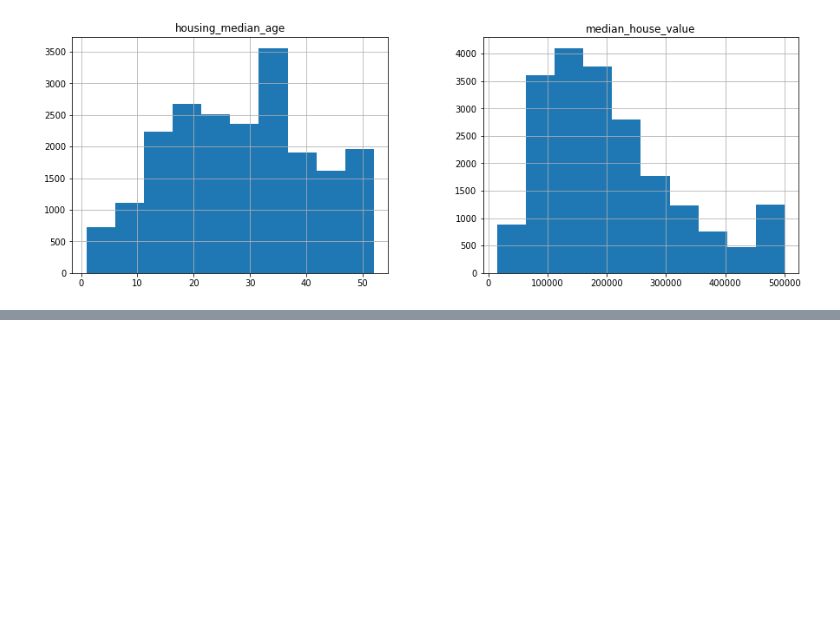
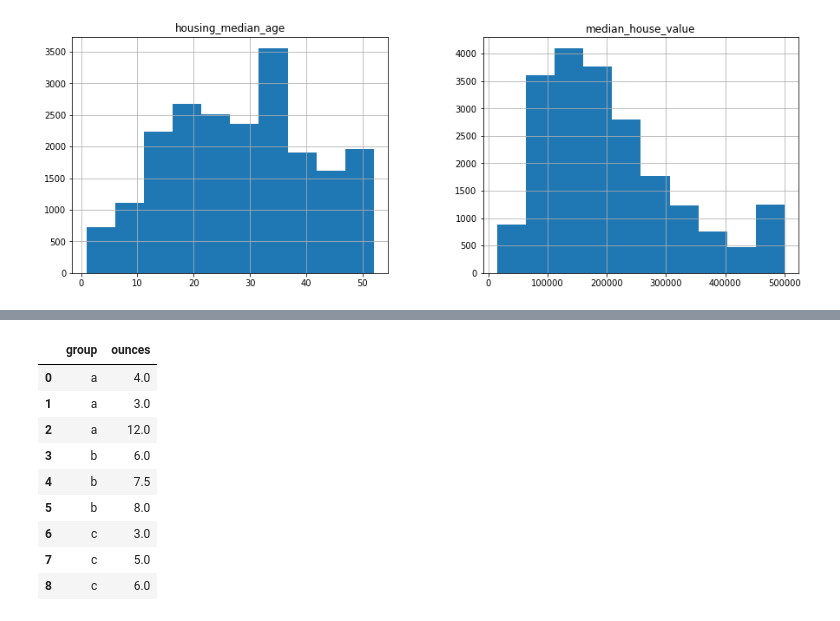
Before and after one commit to pujithareddy554/Kaggle-Titanic-dataset, a Jupyter notebook: samplepython.ipynb, the cells around one changed output, grey strips where cells are left out. Cells and saved outputs as stored; diff of their text form; code cells hidden in the pictures; blank space fills up the shorter version.

```diff
--- a/samplepython.ipynb
+++ b/samplepython.ipynb
@@ -121,0 +215,15 @@ array([[<matplotlib.axes._subplots.AxesSubplot object at 0x...>,
+# %%
+#Let's create another data frame to perform more operations.
+data = pd.DataFrame({'group':['a', 'a', 'a', 'b','b', 'b', 'c', 'c','c'],'ounces':[4, 3, 12, 6, 7.5, 8, 3, 5, 6]})
+data
+# %% [output]
+|  | group | ounces |
+| 0 | a | 4.0 |
+| 1 | a | 3.0 |
+| 2 | a | 12.0 |
+| 3 | b | 6.0 |
+| 4 | b | 7.5 |
+| 5 | b | 8.0 |
+| 6 | c | 3.0 |
+| 7 | c | 5.0 |
+| 8 | c | 6.0 |
```
Also changed, not shown: parts of 24 cells of this notebook, 6 other files.
